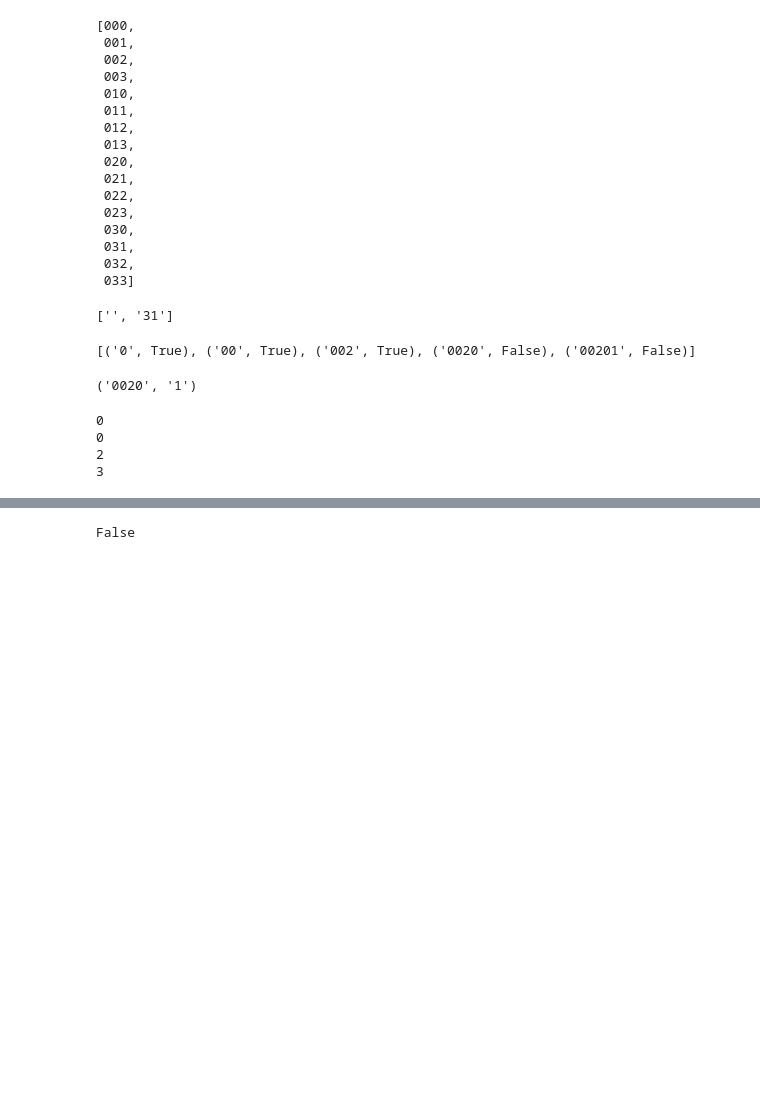
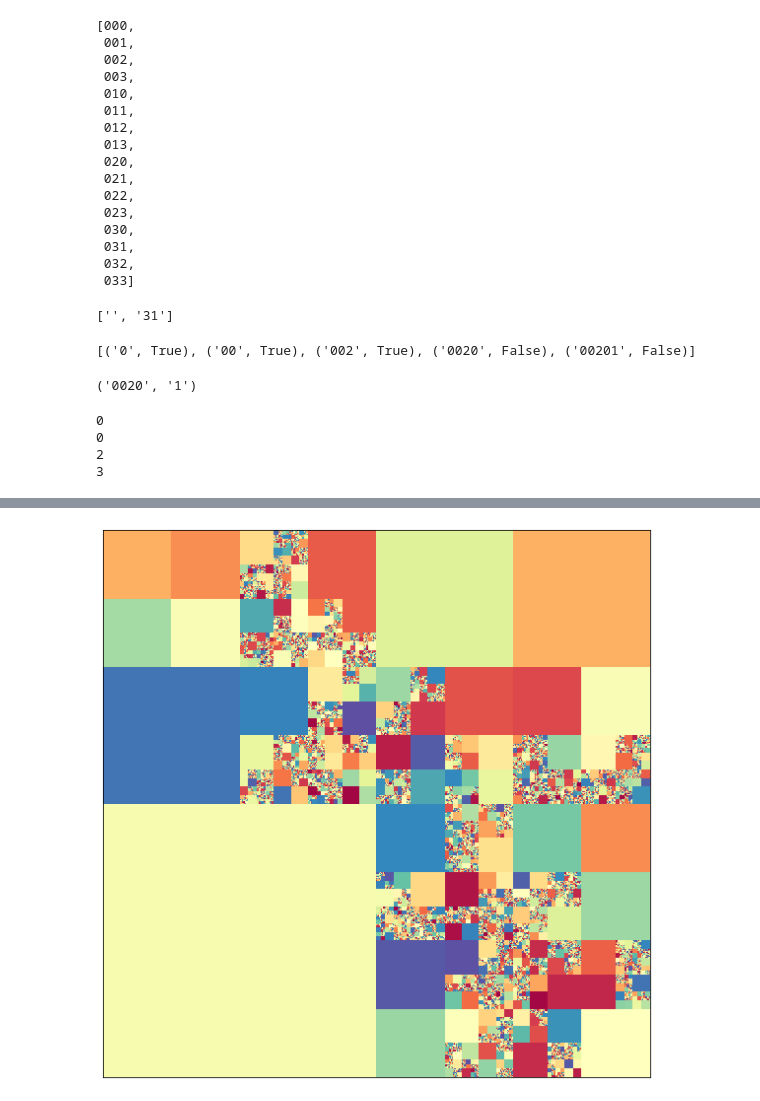
Before and after one commit to adamdempsey90/QuadTreeAMR, a Jupyter notebook: notebook/QuadTreeAMR.ipynb, the cells around one changed output, grey strips where cells are left out. Saved outputs shown, nothing was run; the diff lists cells and outputs as text; code cells hidden in the pictures; blank space fills up the shorter version.

```diff
--- a/notebook/QuadTreeAMR.ipynb
+++ b/notebook/QuadTreeAMR.ipynb
@@ -303,3 +282,22 @@ file.close()
+# %%
+def make_node(f,level):
+    if level > 10:
+        f.create_dataset('Data',data=np.random.rand(4,))
+        return
+    if np.random.rand() < .3:
+        f.create_dataset('Data',data=np.random.rand(4,))
+    else:
+        for i in range(4):
+            grp = f.create_group(str(i))
+            make_node(grp,level+1)
+    return
+
+with h5py.File('test5.h5','w') as f:
+    root = f.create_group('0')
+    level = 0
+    for i in range(4):
+        grp = root.create_group(str(i))
+        make_node(grp,level+1)
 # %%
 class Tree():
     def __init__(self,fname=None):
@@ -416,4 +482,0 @@ t.root.walk()
-# %%
-t.root.child[3].leaf
-# %% [output]
-False
@@ -419,0 +485,11 @@ False
+# %%
+t = Tree(fname='test5.h5')
+t.build()
+fig,ax=plt.subplots(figsize=(8,8))
+t.root.plot(ax)
+ax.tick_params(axis='both',which='both',top='off',right='off',left='off',bottom='off',labelbottom='off',labelleft='off')
+ax.set_aspect('equal')
+fig.tight_layout()
+fig.savefig('ex5.png',bbox_inches='tight')
+# %% [output]
+[figure, added]
```
Also changed, not shown: parts of 6 cells of this notebook, 2 other files.
